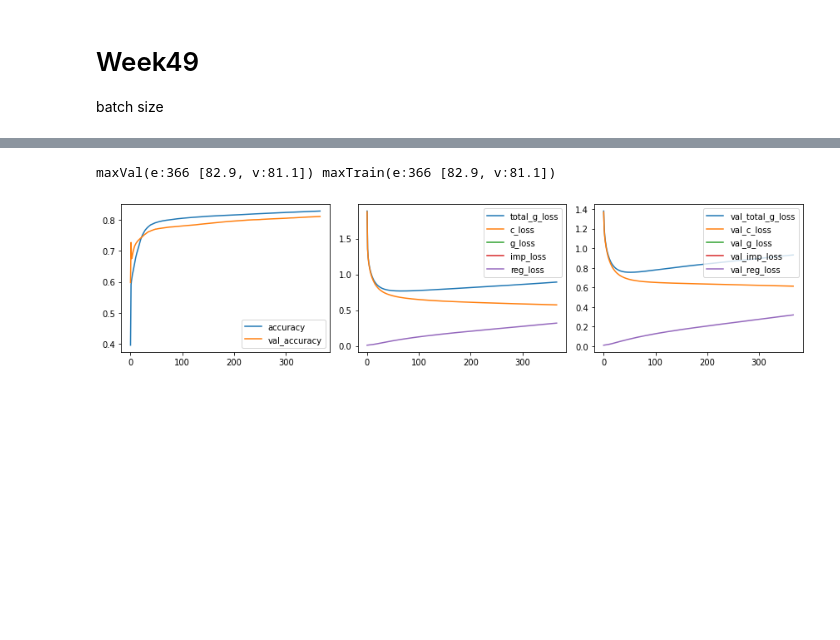
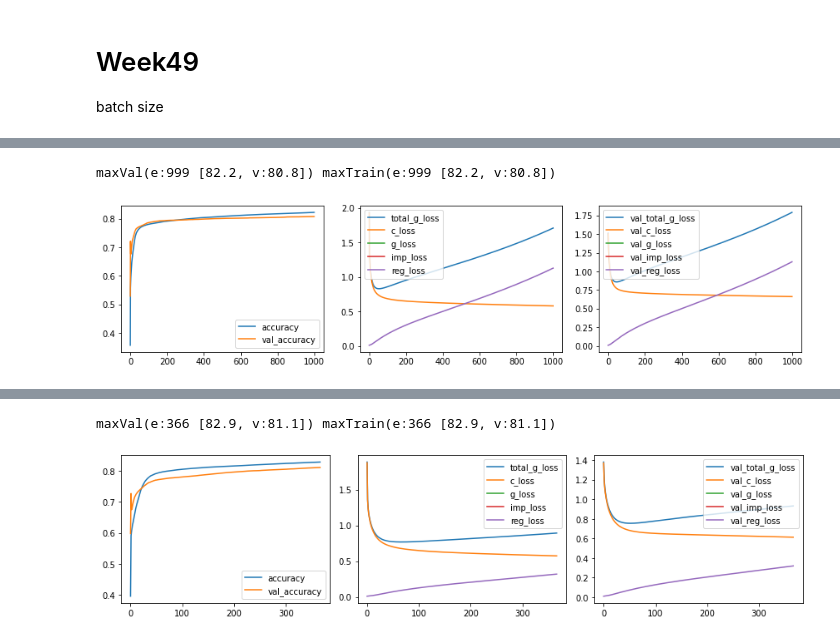
Before and after one commit to dnldsht/AJ-RNN, a Jupyter notebook: res.ipynb, the cells around one changed output, grey strips where cells are left out. Saved outputs shown, nothing was run; the diff lists cells and outputs as text; code cells hidden in the pictures; blank space fills up the shorter version.

```diff
--- a/res.ipynb
+++ b/res.ipynb
@@ -72,0 +83,5 @@ batch size
+# %%
+plot_all(get_metrics('results/week50/G-LIGHT-GRU128-G1-LR7-B256-REG-DROP/seed89')) # imac
+# %% [output]
+maxVal(e:999 [82.2, v:80.8]) maxTrain(e:999 [82.2, v:80.8])
+[figure, added]
```
Also changed, not shown: parts of 3 cells of this notebook, 7 other files.
